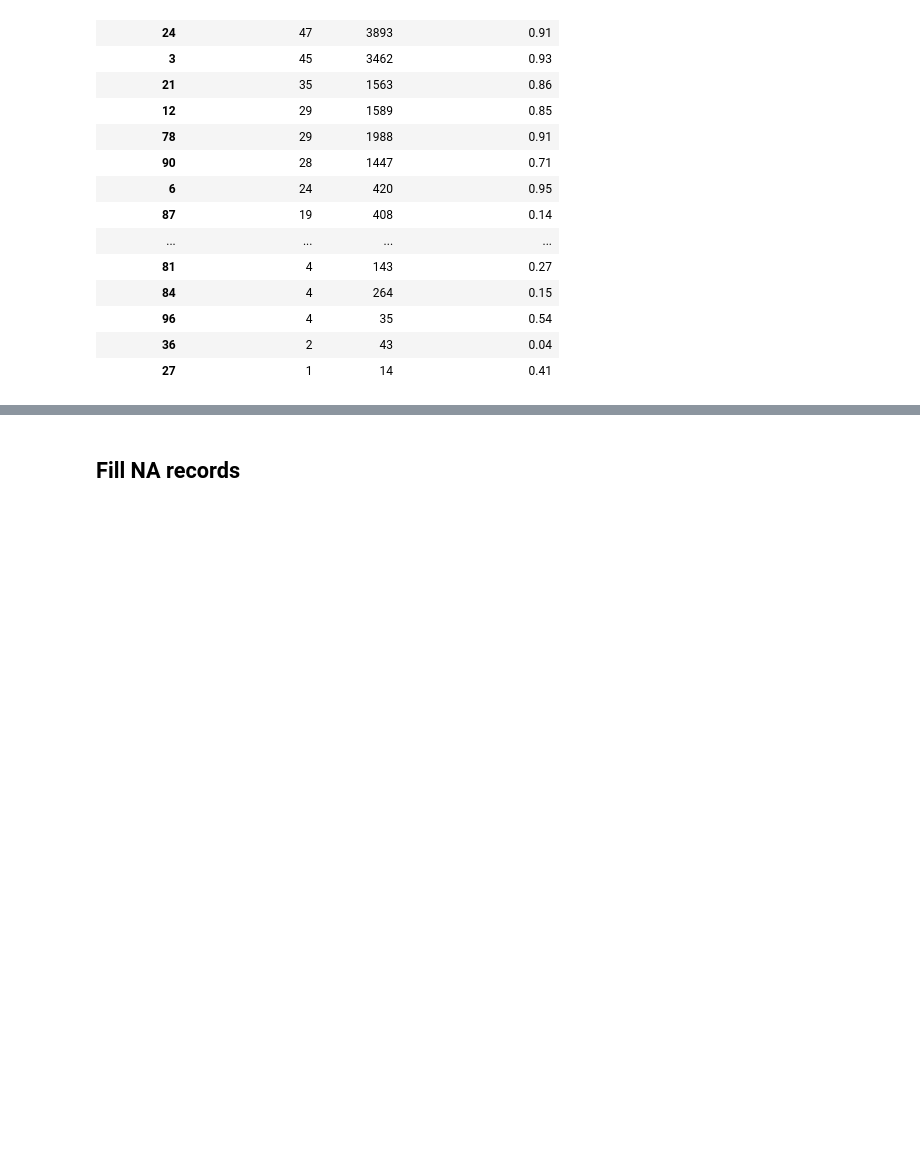
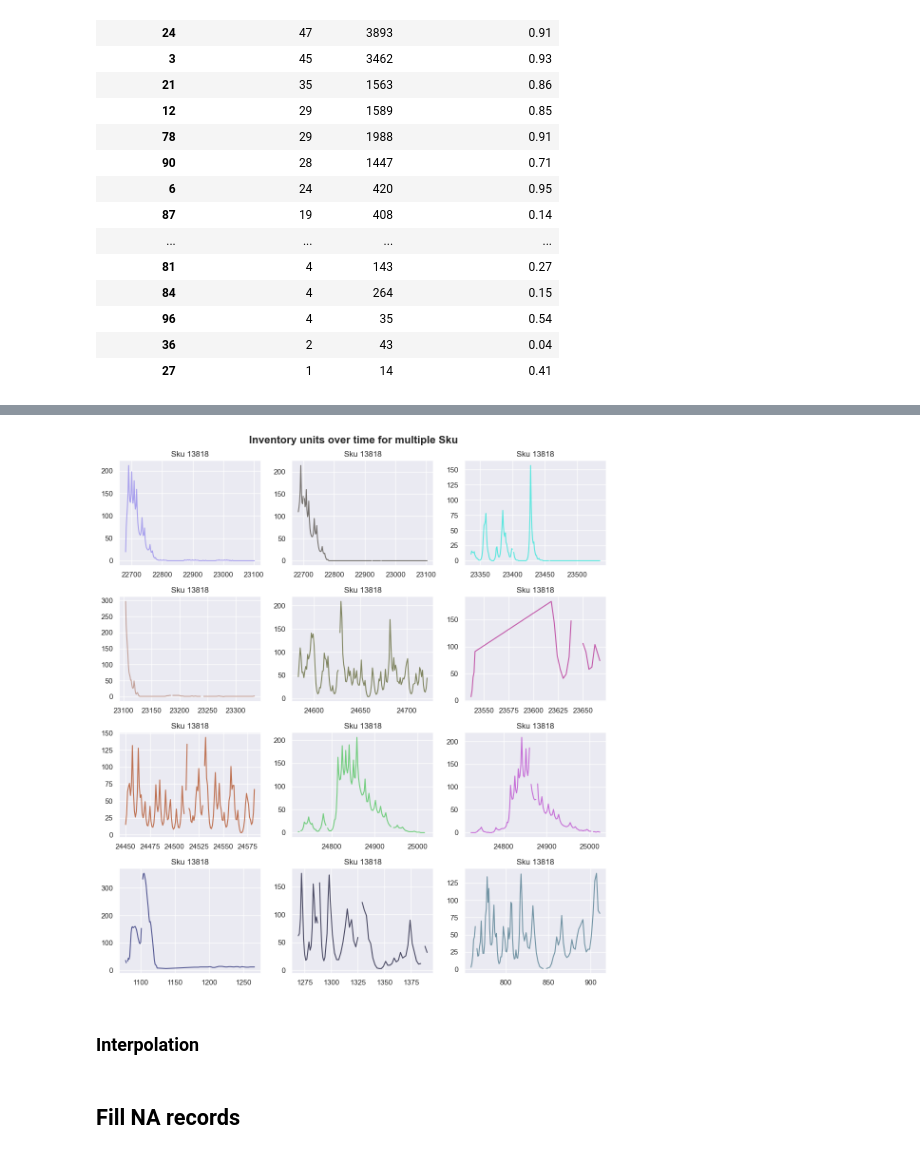
Before and after one commit to giarets/hp_use_case, a Jupyter notebook: 1_data_exploration.ipynb, the cells around one changed output, grey strips where cells are left out. Drawn from its saved outputs; the diff is of its cells as text; code cells hidden in the pictures; blank space fills up the shorter version.

```diff
--- a/1_data_exploration.ipynb
+++ b/1_data_exploration.ipynb
@@ -344,3 +344,23 @@ critical_gaps['week_gap'].hist(bins=30)
+# %%
+skus = df_kaggle['sku'].unique()[:12]
+
+fig, axes = plt.subplots(4, 3, figsize=(11, 12))
+axes = axes.flatten()
+
+for i, sku in enumerate(skus):
+    ax = axes[i]
+    df_kaggle[df_kaggle['sku'] == sku]['inventory_units'].plot(ax=ax, color=np.random.rand(3,), alpha=0.7)
+    ax.set_title(f'Sku {product}')
+    ax.set_xlabel("")
+    ax.set_ylabel("")
+
+fig.suptitle("Inventory units over time for multiple Sku", fontsize=16, fontweight='bold')
+plt.tight_layout()
+plt.show()
+# %% [output]
+[figure, added]
+# %% [markdown]
+### Interpolation
 # %% [markdown]
 ## Fill NA records
 # %% [markdown]
```
Also changed, not shown: parts of 18 cells of this notebook, 10 other files.
